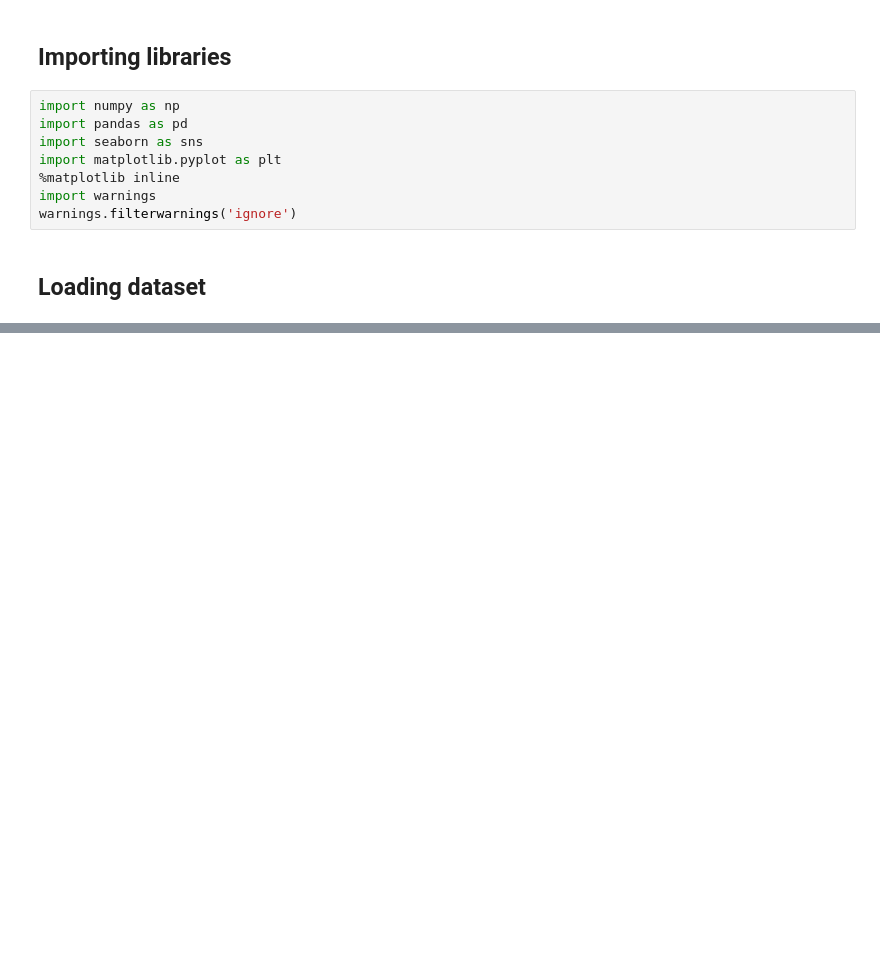
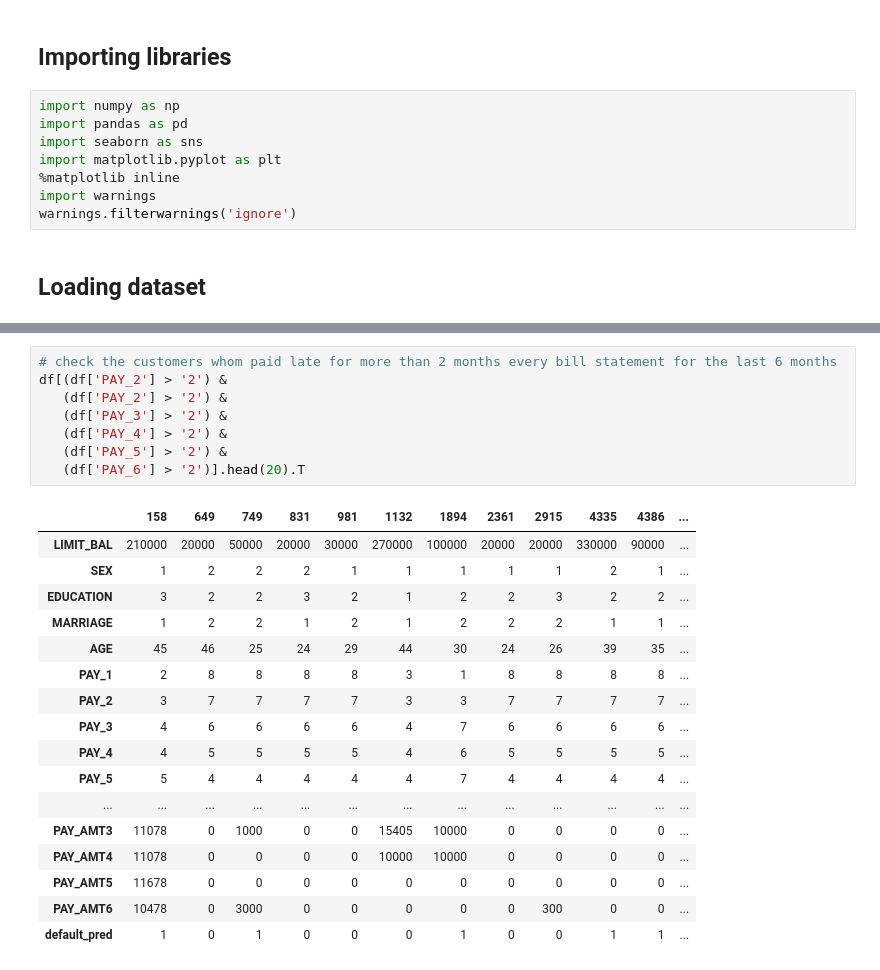
Before and after one commit to anggoro-bimo/creditcard_payment_prediction, a Jupyter notebook: notebooks/1. data_examination.ipynb, the cells around one changed output, grey strips where cells are left out. Cells and saved outputs as stored; diff of their text form; blank space fills up the shorter version.

```diff
--- a/notebooks/1. data_examination.ipynb
+++ b/notebooks/1. data_examination.ipynb
@@ -43,0 +337,26 @@ df.sample(8)
+# %%
+# check the customers whom paid late for more than 2 months every bill statement for the last 6 months
+df[(df['PAY_2'] > '2') &
+   (df['PAY_2'] > '2') &
+   (df['PAY_3'] > '2') &
+   (df['PAY_4'] > '2') &
+   (df['PAY_5'] > '2') &
+   (df['PAY_6'] > '2')].head(20).T
+# %% [output]
+|  | 158 | 649 | 749 | 831 | 981 | 1132 | 1894 | 2361 | 2915 | 4335 | 4386 | ... |
+| LIMIT_BAL | 210000 | 20000 | 50000 | 20000 | 30000 | 270000 | 100000 | 20000 | 20000 | 330000 | 90000 | ... |
+| SEX | 1 | 2 | 2 | 2 | 1 | 1 | 1 | 1 | 1 | 2 | 1 | ... |
+| EDUCATION | 3 | 2 | 2 | 3 | 2 | 1 | 2 | 2 | 3 | 2 | 2 | ... |
+| MARRIAGE | 1 | 2 | 2 | 1 | 2 | 1 | 2 | 2 | 2 | 1 | 1 | ... |
+| AGE | 45 | 46 | 25 | 24 | 29 | 44 | 30 | 24 | 26 | 39 | 35 | ... |
+| PAY_1 | 2 | 8 | 8 | 8 | 8 | 3 | 1 | 8 | 8 | 8 | 8 | ... |
+| PAY_2 | 3 | 7 | 7 | 7 | 7 | 3 | 3 | 7 | 7 | 7 | 7 | ... |
+| PAY_3 | 4 | 6 | 6 | 6 | 6 | 4 | 7 | 6 | 6 | 6 | 6 | ... |
+| PAY_4 | 4 | 5 | 5 | 5 | 5 | 4 | 6 | 5 | 5 | 5 | 5 | ... |
+| PAY_5 | 5 | 4 | 4 | 4 | 4 | 4 | 7 | 4 | 4 | 4 | 4 | ... |
+| ... | ... | ... | ... | ... | ... | ... | ... | ... | ... | ... | ... | ... |
+| PAY_AMT3 | 11078 | 0 | 1000 | 0 | 0 | 15405 | 10000 | 0 | 0 | 0 | 0 | ... |
+| PAY_AMT4 | 11078 | 0 | 0 | 0 | 0 | 10000 | 10000 | 0 | 0 | 0 | 0 | ... |
+| PAY_AMT5 | 11678 | 0 | 0 | 0 | 0 | 0 | 0 | 0 | 0 | 0 | 0 | ... |
+| PAY_AMT6 | 10478 | 0 | 3000 | 0 | 0 | 0 | 0 | 0 | 300 | 0 | 0 | ... |
+| default_pred | 1 | 0 | 1 | 0 | 0 | 0 | 1 | 0 | 0 | 1 | 1 | ... |
```
Also changed, not shown: parts of 96 cells of this notebook, 1 other file.
